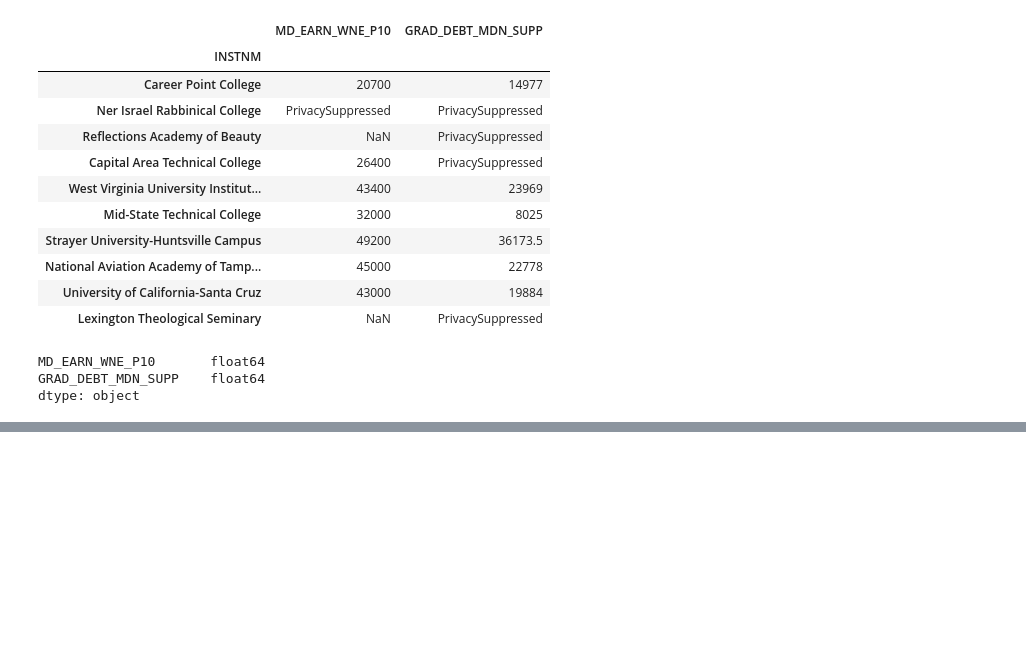
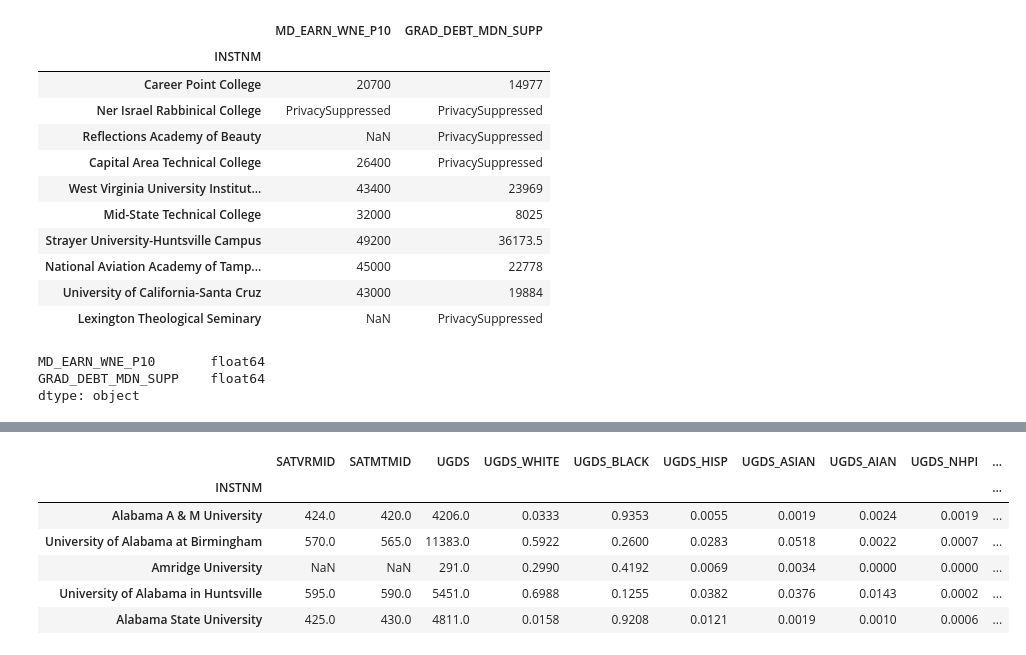
Before and after one commit to minstrel1149/pandas_practice-cookbook1, a Jupyter notebook: pd_cookbook_2_chapter8.ipynb, the cells around one changed output, grey strips where cells are left out. Cells and saved outputs as stored; diff of their text form; code cells hidden in the pictures; blank space fills up the shorter version.

```diff
--- a/pd_cookbook_2_chapter8.ipynb
+++ b/pd_cookbook_2_chapter8.ipynb
@@ -190,0 +209,11 @@ dtype: object
+# %%
+col_n2 = col_n.drop(binary_cols, axis=1)
+col_n2.head()
+# %% [output]
+|  | SATVRMID | SATMTMID | UGDS | UGDS_WHITE | UGDS_BLACK | UGDS_HISP | UGDS_ASIAN | UGDS_AIAN | UGDS_NHPI | ... |
+| INSTNM |  |  |  |  |  |  |  |  |  | ... |
+| Alabama A & M University | 424.0 | 420.0 | 4206.0 | 0.0333 | 0.9353 | 0.0055 | 0.0019 | 0.0024 | 0.0019 | ... |
+| University of Alabama at Birmingham | 570.0 | 565.0 | 11383.0 | 0.5922 | 0.2600 | 0.0283 | 0.0518 | 0.0022 | 0.0007 | ... |
+| Amridge University | NaN | NaN | 291.0 | 0.2990 | 0.4192 | 0.0069 | 0.0034 | 0.0000 | 0.0000 | ... |
+| University of Alabama in Huntsville | 595.0 | 590.0 | 5451.0 | 0.6988 | 0.1255 | 0.0382 | 0.0376 | 0.0143 | 0.0002 | ... |
+| Alabama State University | 425.0 | 430.0 | 4811.0 | 0.0158 | 0.9208 | 0.0121 | 0.0019 | 0.0010 | 0.0006 | ... |
```
Also changed, not shown: parts of 16 cells of this notebook, 1 other file.
